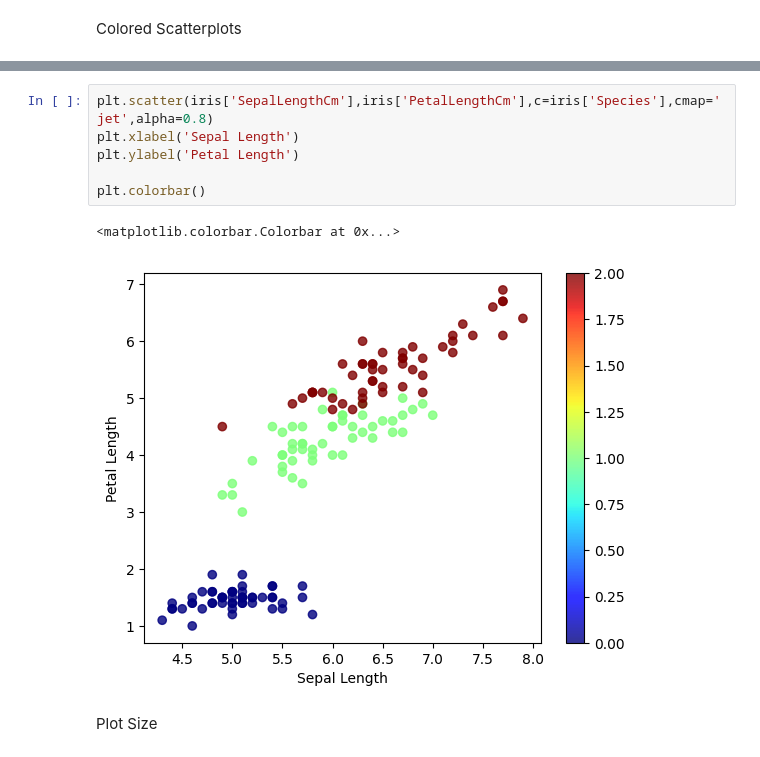
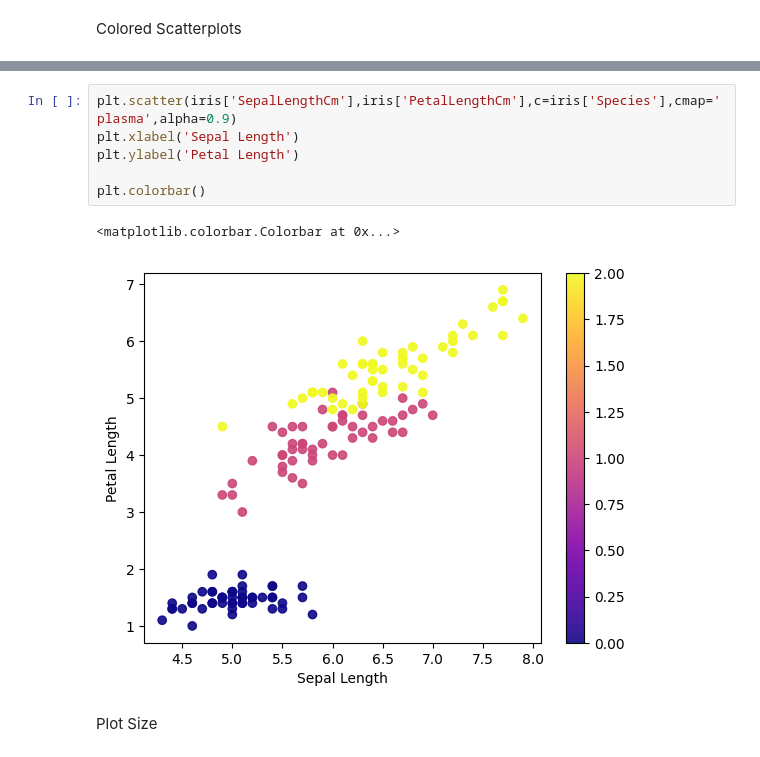
Before and after one commit to rahulkumar80026/Machine-Learning-Basic-to-Advanced, a Jupyter notebook: DataVisulization/2nd.ipynb, the cells around one changed output, grey strips where cells are left out. Drawn from its saved outputs; the diff is of its cells as text.

```diff
--- a/DataVisulization/2nd.ipynb
+++ b/DataVisulization/2nd.ipynb
@@ -27,12 +34,12 @@ iris.sample(5)
 # %%
-plt.scatter(iris['SepalLengthCm'],iris['PetalLengthCm'],c=iris['Species'],cmap='jet',alpha=0.8)
+plt.scatter(iris['SepalLengthCm'],iris['PetalLengthCm'],c=iris['Species'],cmap='plasma',alpha=0.9)
 plt.xlabel('Sepal Length')
 plt.ylabel('Petal Length')
 
 plt.colorbar()
 # %% [output]
 <matplotlib.colorbar.Colorbar at 0x...>
-[figure, old version]
+[figure, new version]
 # %% [markdown]
 Plot Size
 # %%
```
Also changed, not shown: parts of 9 cells of this notebook.
